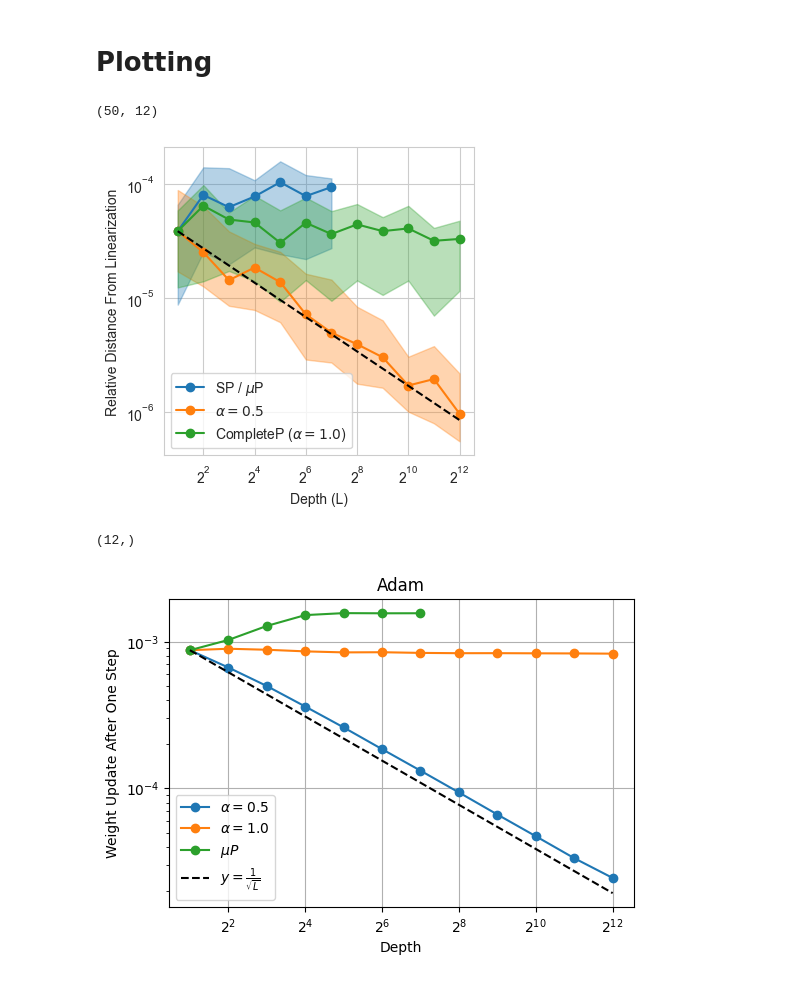
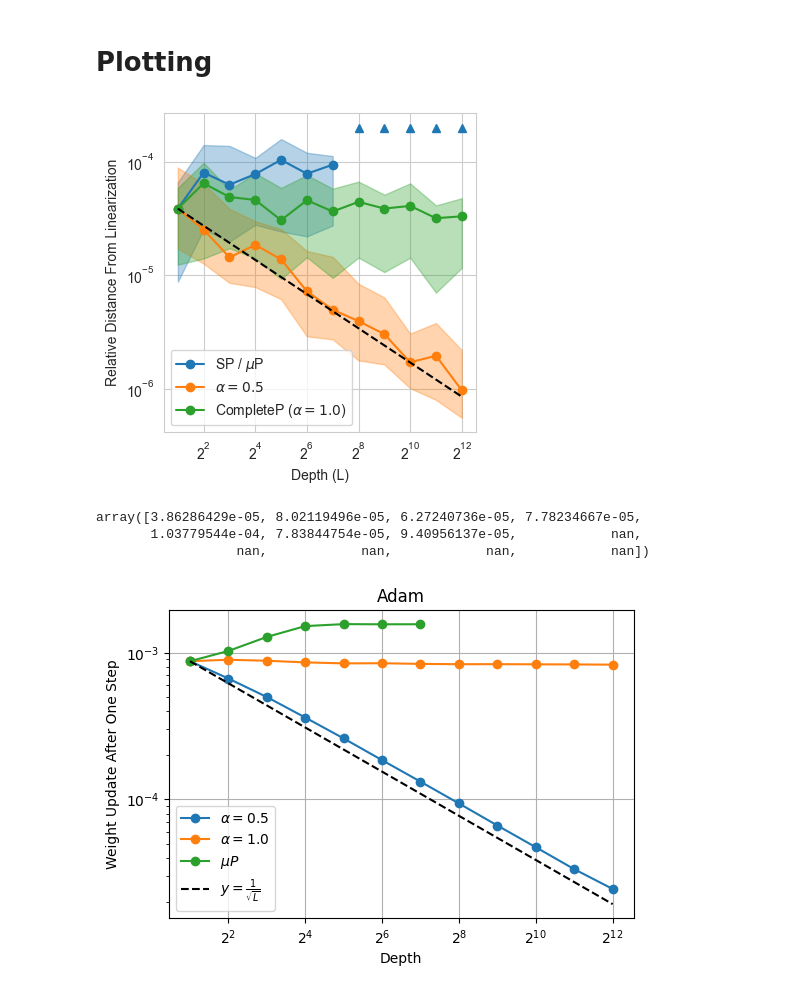
Before and after one commit to cat-state/nanoGPT-mup, a Jupyter notebook: completep_examples/relative_distance_from_linearization.ipynb, the cells around one changed output. Cells and saved outputs as stored; diff of their text form; code cells hidden in the pictures.

Commit message:
Update plotting code

```diff
--- a/completep_examples/relative_distance_from_linearization.ipynb
+++ b/completep_examples/relative_distance_from_linearization.ipynb
@@ -310,10 +310,6 @@ np.save('delta_hs_0.npy', delta_hs_0)
 np.save('param_diff_0.npy', param_diff_0)
 # %% [markdown]
 # Plotting
-# %%
-param_diff_05.shape
-# %% [output]
-(50, 12)
 # %%
 import numpy as np
 import matplotlib.pyplot as plt
@@ -341,39 +337,47 @@ y_sp_and_mup = np.median(delta_hs_0, axis=0)
 y_sp_and_mup_first_quartile = np.quantile(delta_hs_0, q=0.25, axis=0)
 y_sp_and_mup_third_quartile = np.quantile(delta_hs_0, q=0.75, axis=0)
 
 y_alpha1 = (y_alpha05[0] / y_alpha1[0]) * y_alpha1
 y_alpha1_first_quartile = (y_alpha05[0] / y_alpha1[0]) * y_alpha1_first_quartile
 y_alpha1_third_quartile = (y_alpha05[0] / y_alpha1[0]) * y_alpha1_third_quartile
 
 y_sp_and_mup = (y_alpha05[0] / y_sp_and_mup[0]) * y_sp_and_mup
 y_sp_and_mup_first_quartile = (y_alpha05[0] / y_sp_and_mup[0]) * y_sp_and_mup_first_quartile
 y_sp_and_mup_third_quartile = (y_alpha05[0] / y_sp_and_mup[0]) * y_sp_and_mup_third_quartile
 
 y_trend = (y_alpha05[0] * np.sqrt(x[0])) / np.sqrt(x)
 
 plt.figure(figsize=(4, 4))
+
 plt.plot(x, y_sp_and_mup, marker='o', label=r'SP / $\mu$P', color='tab:blue')
 plt.fill_between(x=x, y1=y_sp_and_mup_first_quartile, y2=y_sp_and_mup_third_quartile, color='tab:blue', alpha=0.33)
+plt.plot(x[-5:], 5*[2e-4], marker='^', linestyle='none', color='tab:blue') # Make sp_and_mup NaNs visible
+
 plt.plot(x, y_alpha05, marker='o', label=r'$\alpha=0.5$', color='tab:orange')
 plt.fill_between(x=x, y1=y_alpha05_first_quartile, y2=y_alpha05_third_quartile, color='tab:orange', alpha=0.33)
+
 plt.plot(x, y_alpha1, marker='o', label=r'CompleteP ($\alpha=1.0$)', color='tab:green')
 plt.fill_between(x=x, y1=y_alpha1_first_quartile, y2=y_alpha1_third_quartile, color='tab:green', alpha=0.33)
+
 plt.xscale('log', base=2)
 plt.yscale('log')
 plt.xlabel('Depth (L)')
 # plt.title(optim)
 plt.ylabel('Relative Distance From Linearization')
 # plt.plot(Ls, y_trend, linestyle='--', label=r'$y=\frac{1}{\sqrt{L}}$', color='black')
 plt.plot(Ls, y_trend, linestyle='--', color='black')
 plt.legend()
-# plt.savefig('linearization_distance.pdf')
+plt.tight_layout()
+plt.savefig('linearization_distance.pdf')
 plt.show()
 # %% [output]
-[figure, old version]
+[figure, new version]
-# %%
-x.shape
-# %% [output]
-(12,)
+# %%
+y_sp_and_mup
+# %% [output]
+array([3.86286429e-05, 8.02119496e-05, 6.27240736e-05, 7.78234667e-05,
+       1.03779544e-04, 7.83844754e-05, 9.40956137e-05,            nan,
+                  nan,            nan,            nan,            nan])
 # %%
 import numpy as np
 import matplotlib.pyplot as plt
```
